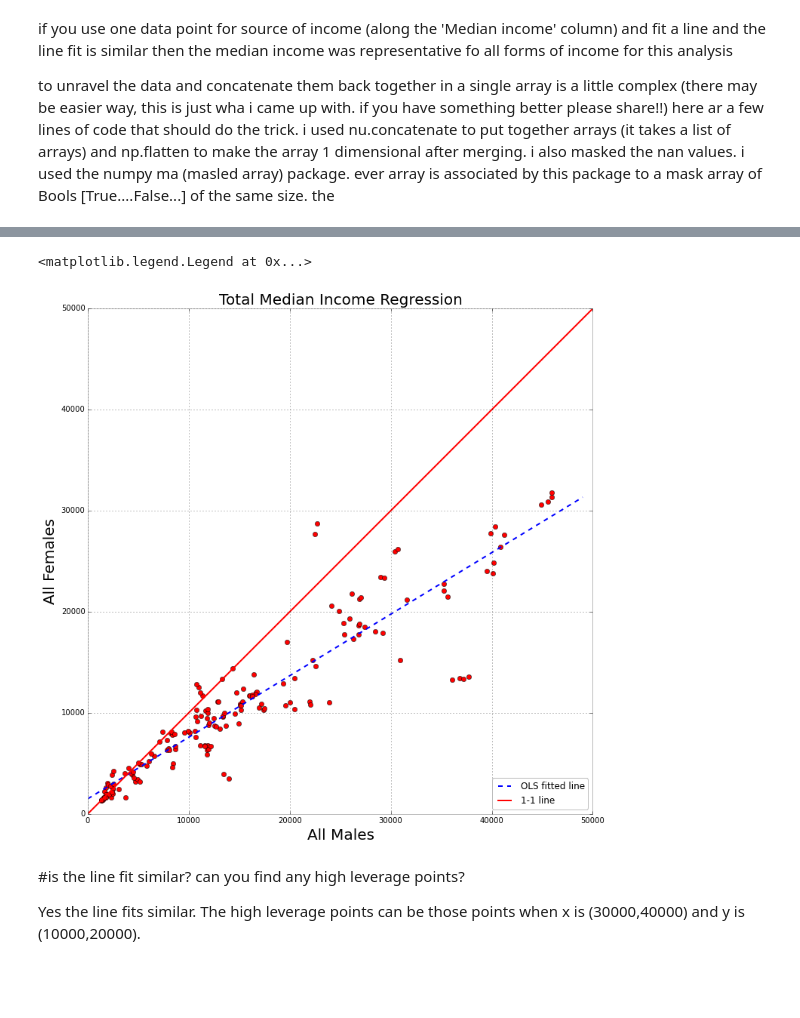
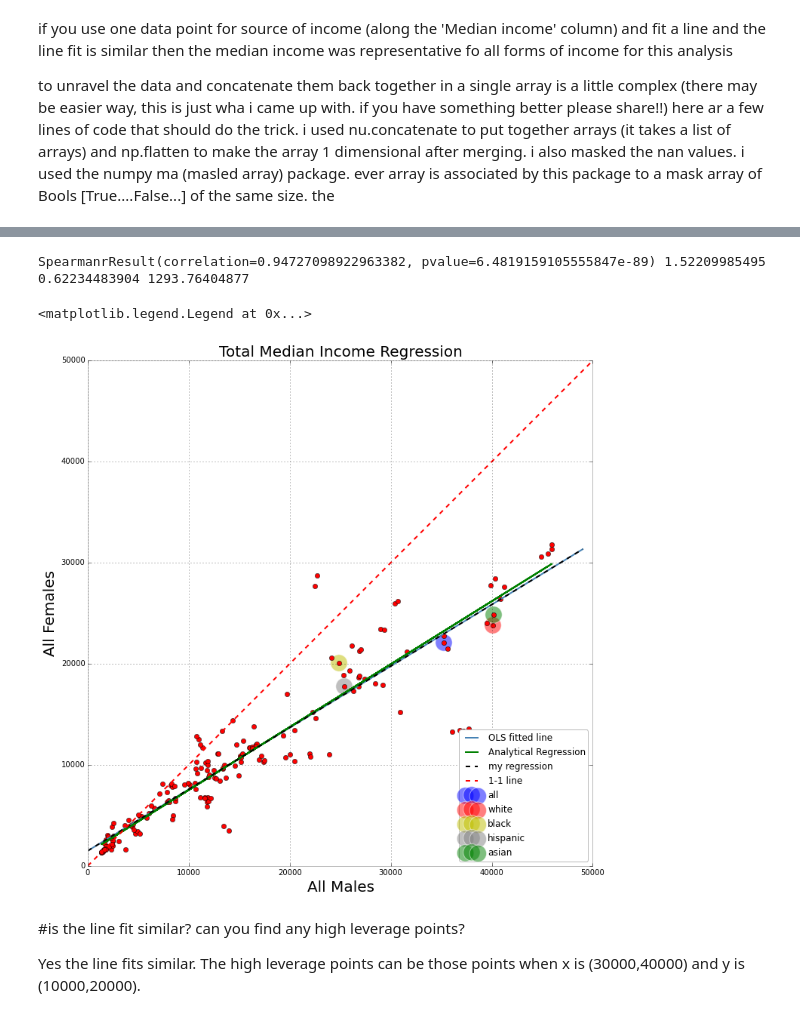
Before and after one commit to xiaoge270/PUI2015_XWU, a Jupyter notebook: HW5/HW#5-2.ipynb, the cells around one changed output, grey strips where cells are left out. Cells and saved outputs as stored; diff of their text form; code cells hidden in the pictures; blank space fills up the shorter version.

```diff
--- a/HW5/HW#5-2.ipynb
+++ b/HW5/HW#5-2.ipynb
@@ -355,3 +355,14 @@ OLS Regression Results
 | Prob(Omnibus): | 0.000 | Jarque-Bera (JB): | 368.629 |
 | Skew: | -0.011 | Prob(JB): | 8.98e-81 |
 | Kurtosis: | 10.050 | Cond. No. | 3.09e+04 |
+# %%
+pl.figure(figsize=(12,12))
+females2=all_females[all_females.mask==False]
+males2=all_males[all_males.mask==False]
+m,b = np.polyfit(males2,females2, 1)
+print m,b
+pl.scatter(all_males, all_females, s=50, alpha=0.5, c='orange')
+pl.plot(range(0,50000,1000),b+m*np.arange(0,50000,1000),'k--', lw = 2, label="my regression")
+pl.xlabel('Male Median Income', size=20)
+pl.ylabel('Female Median Income', size=20)
+pl.title('My Regression',size=20)
@@ -358,19 +373,42 @@ OLS Regression Results
+# %%
+all_males2=np.array(all_males.mask)
+all_females2=np.array(all_females.mask)
+
+cor1 = stats.spearmanr(males2, females2)
+males2.std()/females2.std()
+print cor1, males2.std()/females2.std()
+
+beta3=cor1[0]*females2.std()/males2.std()
+beta2=females2.mean()-beta3*males2.mean()
+print beta3, beta2
+# %% [output]
+SpearmanrResult(correlation=0.94727098922963382, pvalue=6.4819159105555847e-89) 1.52209985495
+0.62234483904 1293.76404877
 # %%
 #fit and plot
 
 pl.figure(figsize=(12,12))
+
 pl.plot(all_males, all_females,'o',color='red')
-plot(range(0,50000,1000),mod2.params[1]*np.arange(0,50000,1000) + mod2.params[0],'b--', label='OLS fitted line')
-pl.plot([0,50000],[0,50000],c='r', label='1-1 line')
+pl.scatter(allmales['all']['Median income'][1], allfemales['all']['Median income'][1], s=500, alpha=0.5, label='all')
+pl.scatter(allmales['white']['Median income'][1], allfemales['white']['Median income'][1], s=500, c='r', alpha=0.5, label='white')
+pl.scatter(allmales['black']['Median income'][1], allfemales['black']['Median income'][1], s=500,c='y', alpha=0.5, label='black')
+pl.scatter(allmales['hispanic']['Median income'][1], allfemales['hispanic']['Median income'][1], s=500,c='grey', alpha=0.5, label='hispanic')
+pl.scatter(allmales['asian']['Median income'][1], allfemales['asian']['Median income'][1], s=500,c='g', alpha=0.5,label='asian')
+
+plot(range(0,50000,1000),mod2.params[1]*np.arange(0,50000,1000) + mod2.params[0], label='OLS fitted line')
+pl.plot(all_males,beta3*all_males+beta2,'g', label='Analytical Regression')
+pl.plot(range(0,50000,1000),b+m*np.arange(0,50000,1000),'b--',color='black', lw = 2, label="my regression")
+pl.plot([0,50000],[0,50000],'k--',c='r', label='1-1 line')
 pl.xlim(0, 50000)
 pl.ylim(0, 50000)
 pl.xlabel('All Males', size=20)
 pl.ylabel('All Females', size=20)
 pl.title('Total Median Income Regression',size=20)
 pl.legend(loc=4)
 # %% [output]
 <matplotlib.legend.Legend at 0x...>
-[figure, old version]
+[figure, new version]
 # %% [markdown]
 #is the line fit similar? can you find any high leverage points?
 
```
Also changed, not shown: parts of 4 cells of this notebook, 1 other file.
